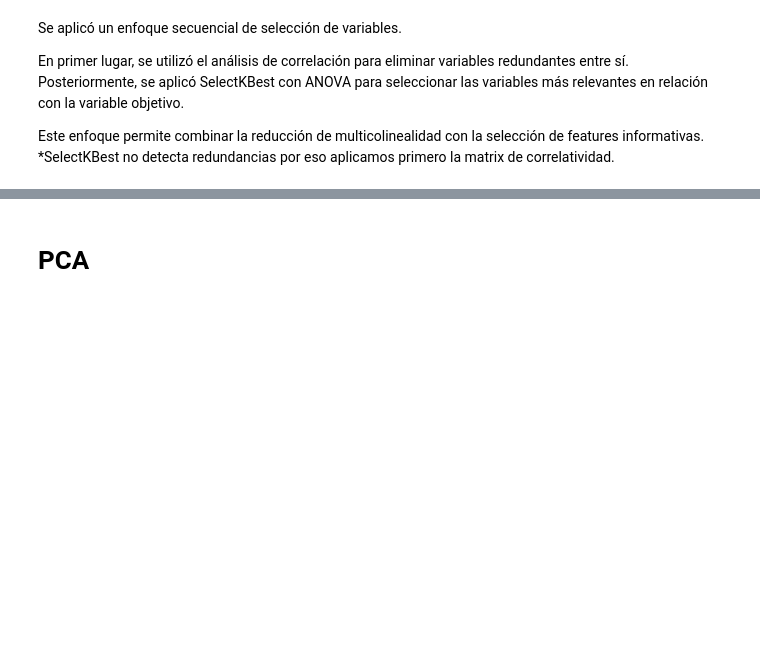
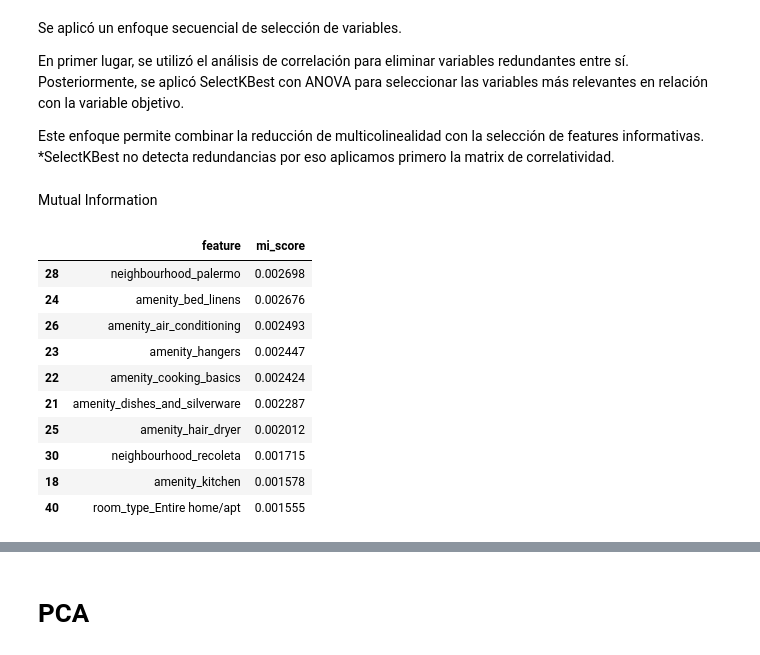
Before and after one commit to bucetabelen/datos, a Jupyter notebook: airbnb/notebooks/TP airbnb.ipynb, the cells around one changed output, grey strips where cells are left out. Drawn from its saved outputs; the diff is of its cells as text; code cells hidden in the pictures; blank space fills up the shorter version.

```diff
--- a/airbnb/notebooks/TP airbnb.ipynb
+++ b/airbnb/notebooks/TP airbnb.ipynb
@@ -1123,3 +1123,38 @@ En primer lugar, se utilizó el análisis de correlación para eliminar variable
 
 Este enfoque permite combinar la reducción de multicolinealidad con la selección de features informativas.
 *SelectKBest no detecta redundancias por eso aplicamos primero la matrix de correlatividad.
+# %% [markdown]
+Mutual Information
+# %%
+from sklearn.feature_selection import mutual_info_classif
+import pandas as pd
+
+# target numérico
+y_train_num = (y_train == "t").astype(int)
+
+# calcular MI
+mi_scores = mutual_info_classif(
+    X_train_reduced,
+    y_train_num,
+    random_state=42
+)
+
+# dataframe ordenado
+mi_df = pd.DataFrame({
+    "feature": X_train_reduced.columns,
+    "mi_score": mi_scores
+}).sort_values(by="mi_score", ascending=False)
+
+mi_df.head(10)
+# %% [output]
+|  | feature | mi_score |
+| 28 | neighbourhood_palermo | 0.002698 |
+| 24 | amenity_bed_linens | 0.002676 |
+| 26 | amenity_air_conditioning | 0.002493 |
+| 23 | amenity_hangers | 0.002447 |
+| 22 | amenity_cooking_basics | 0.002424 |
+| 21 | amenity_dishes_and_silverware | 0.002287 |
+| 25 | amenity_hair_dryer | 0.002012 |
+| 30 | neighbourhood_recoleta | 0.001715 |
+| 18 | amenity_kitchen | 0.001578 |
+| 40 | room_type_Entire home/apt | 0.001555 |
```
Also changed, not shown: parts of 10 cells of this notebook.
